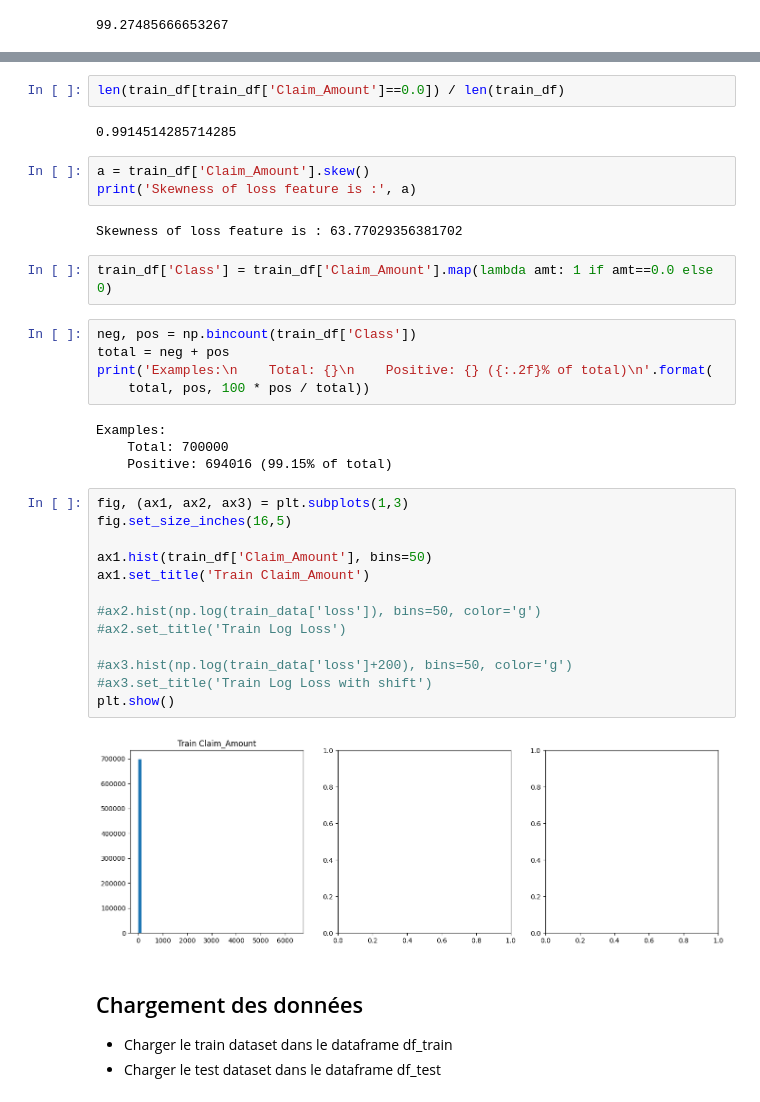
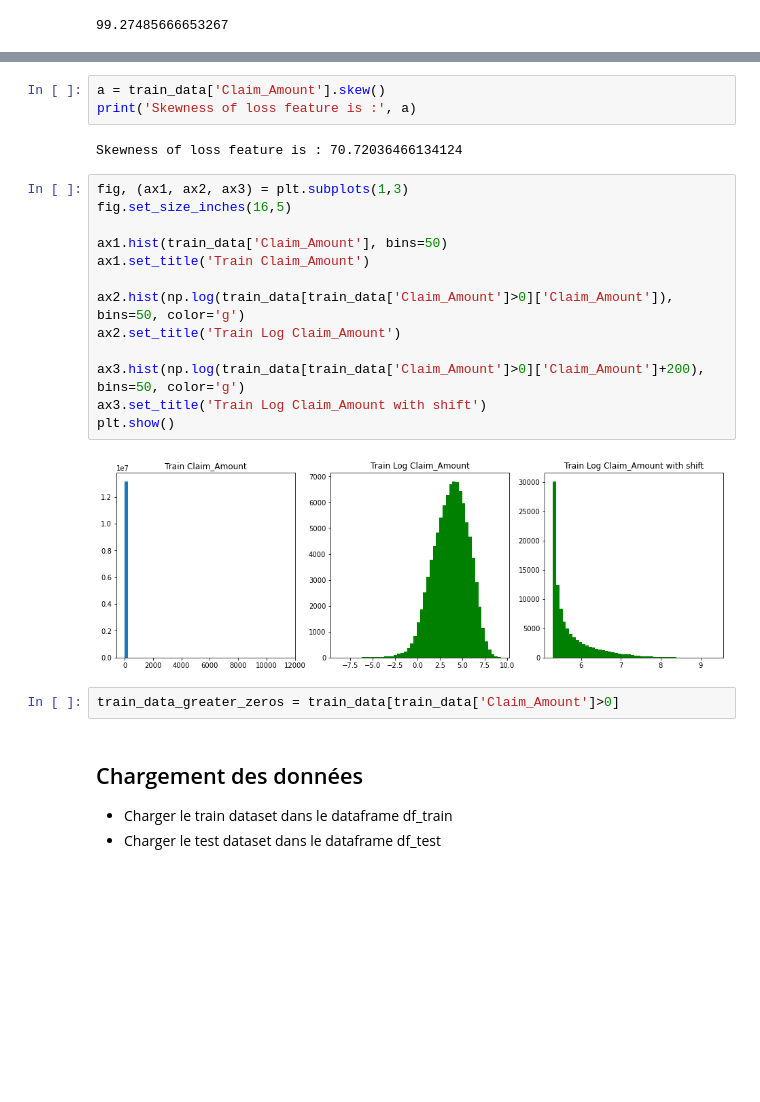
Before and after one commit to aderdouri/ActuarialThesis, a Jupyter notebook: AllstateClaimPredictionChallenge/myAllstateDataAnalysis2012.ipynb, the cells around one changed output, grey strips where cells are left out. Cells and saved outputs as stored; diff of their text form; blank space fills up the shorter version.

```diff
--- a/AllstateClaimPredictionChallenge/myAllstateDataAnalysis2012.ipynb
+++ b/AllstateClaimPredictionChallenge/myAllstateDataAnalysis2012.ipynb
@@ -153,38 +110,25 @@ train_df.head()
-# %%
-len(train_df[train_df['Claim_Amount']==0.0]) / len(train_df)
-# %% [output]
-0.9914514285714285
 # %%
-a = train_df['Claim_Amount'].skew()
+a = train_data['Claim_Amount'].skew()
 print('Skewness of loss feature is :', a)
 # %% [output]
-Skewness of loss feature is : 63.77029356381702
+Skewness of loss feature is : 70.72036466134124
-# %%
-train_df['Class'] = train_df['Claim_Amount'].map(lambda amt: 1 if amt==0.0 else 0)
-# %%
-neg, pos = np.bincount(train_df['Class'])
-total = neg + pos
-print('Examples:\n    Total: {}\n    Positive: {} ({:.2f}% of total)\n'.format(
-    total, pos, 100 * pos / total))
-# %% [output]
-Examples:
-    Total: 700000
-    Positive: 694016 (99.15% of total)
 # %%
 fig, (ax1, ax2, ax3) = plt.subplots(1,3)
 fig.set_size_inches(16,5)
 
-ax1.hist(train_df['Claim_Amount'], bins=50)
+ax1.hist(train_data['Claim_Amount'], bins=50)
 ax1.set_title('Train Claim_Amount')
 
-#ax2.hist(np.log(train_data['loss']), bins=50, color='g')
-#ax2.set_title('Train Log Loss')
+ax2.hist(np.log(train_data[train_data['Claim_Amount']>0]['Claim_Amount']), bins=50, color='g')
+ax2.set_title('Train Log Claim_Amount')
 
-#ax3.hist(np.log(train_data['loss']+200), bins=50, color='g')
-#ax3.set_title('Train Log Loss with shift')
+ax3.hist(np.log(train_data[train_data['Claim_Amount']>0]['Claim_Amount']+200), bins=50, color='g')
+ax3.set_title('Train Log Claim_Amount with shift')
 plt.show()
 # %% [output]
-[figure, old version]
+[figure, new version]
+# %%
+train_data_greater_zeros = train_data[train_data['Claim_Amount']>0]
 # %% [markdown]
 ## Chargement des données
 * Charger le train dataset dans le dataframe df_train
```
Also changed, not shown: parts of 55 cells of this notebook.
